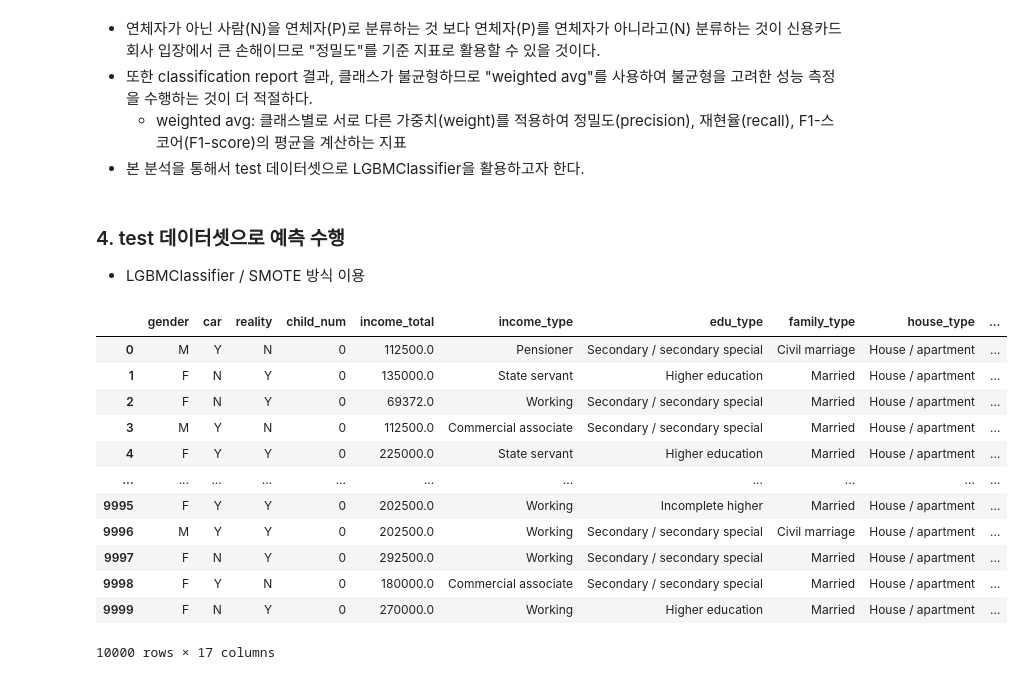
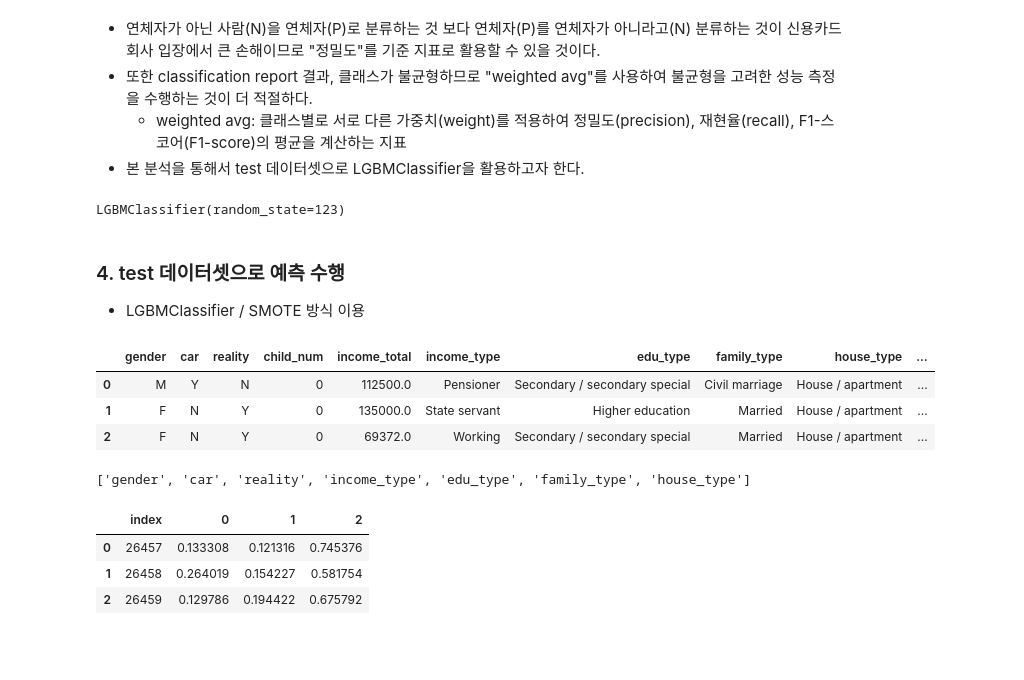
Before and after one commit to Park-Young-Bin/ADP_code, a Jupyter notebook: Dacon_신용카드 사용자 연체 예측.ipynb, the cells around one changed output. Cells and saved outputs as stored; diff of their text form; code cells hidden in the pictures; blank space fills up the shorter version.

```diff
--- a/Dacon_신용카드 사용자 연체 예측.ipynb
+++ b/Dacon_신용카드 사용자 연체 예측.ipynb
@@ -520,22 +522,51 @@ weighted avg       1.00      0.24      0.38      7938
 - 또한 classification report 결과, 클래스가 불균형하므로 "weighted avg"를 사용하여 불균형을 고려한 성능 측정을 수행하는 것이 더 적절하다.
     - weighted avg: 클래스별로 서로 다른 가중치(weight)를 적용하여 정밀도(precision), 재현율(recall), F1-스코어(F1-score)의 평균을 계산하는 지표
 - 본 분석을 통해서 test 데이터셋으로 LGBMClassifier을 활용하고자 한다.
+# %%
+# lgbm 모델 학습
+X = train_dum.drop('credit', axis=1)
+y = train_dum.credit
+smote=SMOTE(random_state=123)
+X_train, X_test, y_train, y_test = train_test_split(X, y, test_size=.3, random_state=123, stratify=y)
+X_train_sm, y_train_sm = smote.fit_resample(X_train, y_train)
+lgbm_clf.fit(X_train_sm, y_train_sm)
+# %% [output]
+LGBMClassifier(random_state=123)
 # %% [markdown]
 ### 4. test 데이터셋으로 예측 수행
 - LGBMClassifier / SMOTE 방식 이용
 # %%
-test
+test.head(3)
 # %% [output]
 |  | gender | car | reality | child_num | income_total | income_type | edu_type | family_type | house_type | ... |
 | 0 | M | Y | N | 0 | 112500.0 | Pensioner | Secondary / secondary special | Civil marriage | House / apartment | ... |
 | 1 | F | N | Y | 0 | 135000.0 | State servant | Higher education | Married | House / apartment | ... |
 | 2 | F | N | Y | 0 | 69372.0 | Working | Secondary / secondary special | Married | House / apartment | ... |
-| 3 | M | Y | N | 0 | 112500.0 | Commercial associate | Secondary / secondary special | Married | House / apartment | ... |
-| 4 | F | Y | Y | 0 | 225000.0 | State servant | Higher education | Married | House / apartment | ... |
-| ... | ... | ... | ... | ... | ... | ... | ... | ... | ... | ... |
-| 9995 | F | Y | Y | 0 | 202500.0 | Working | Incomplete higher | Married | House / apartment | ... |
-| 9996 | M | Y | Y | 0 | 202500.0 | Working | Secondary / secondary special | Civil marriage | House / apartment | ... |
-| 9997 | F | N | Y | 0 | 292500.0 | Working | Secondary / secondary special | Married | House / apartment | ... |
-| 9998 | F | Y | N | 0 | 180000.0 | Commercial associate | Secondary / secondary special | Married | House / apartment | ... |
-| 9999 | F | N | Y | 0 | 270000.0 | Working | Higher education | Married | House / apartment | ... |
-10000 rows × 17 columns
+# %%
+# 범주형 변수 인코딩
+# object type(범주형)인 변수의 리스트 추출
+categorical_cols = test.select_dtypes(include=['object']).columns.tolist()
+print(categorical_cols)
+
+# categorical_cols 대상으로 더미 변수 생성
+test_dum = pd.get_dummies(data=test, columns=categorical_cols)
+# %% [output]
+['gender', 'car', 'reality', 'income_type', 'edu_type', 'family_type', 'house_type']
+# %%
+# 학습된 모델로 예측 확률 도출
+y_pred = lgbm_clf.predict_proba(test_dum)
+
+# submission 불러오기
+submission = pd.read_csv(os.getcwd() + '/data/credit card/sample_submission.csv')
+
+# 예측값 넣기
+submission.iloc[:, 1:] = y_pred
+display(submission.head(3))
+
+# 저장
+submission.to_csv(os.getcwd() + '/data/credit card/result.csv', index=False)
+# %% [output]
+|  | index | 0 | 1 | 2 |
+| 0 | 26457 | 0.133308 | 0.121316 | 0.745376 |
+| 1 | 26458 | 0.264019 | 0.154227 | 0.581754 |
+| 2 | 26459 | 0.129786 | 0.194422 | 0.675792 |
```
Also changed, not shown: parts of 1 cell of this notebook.
